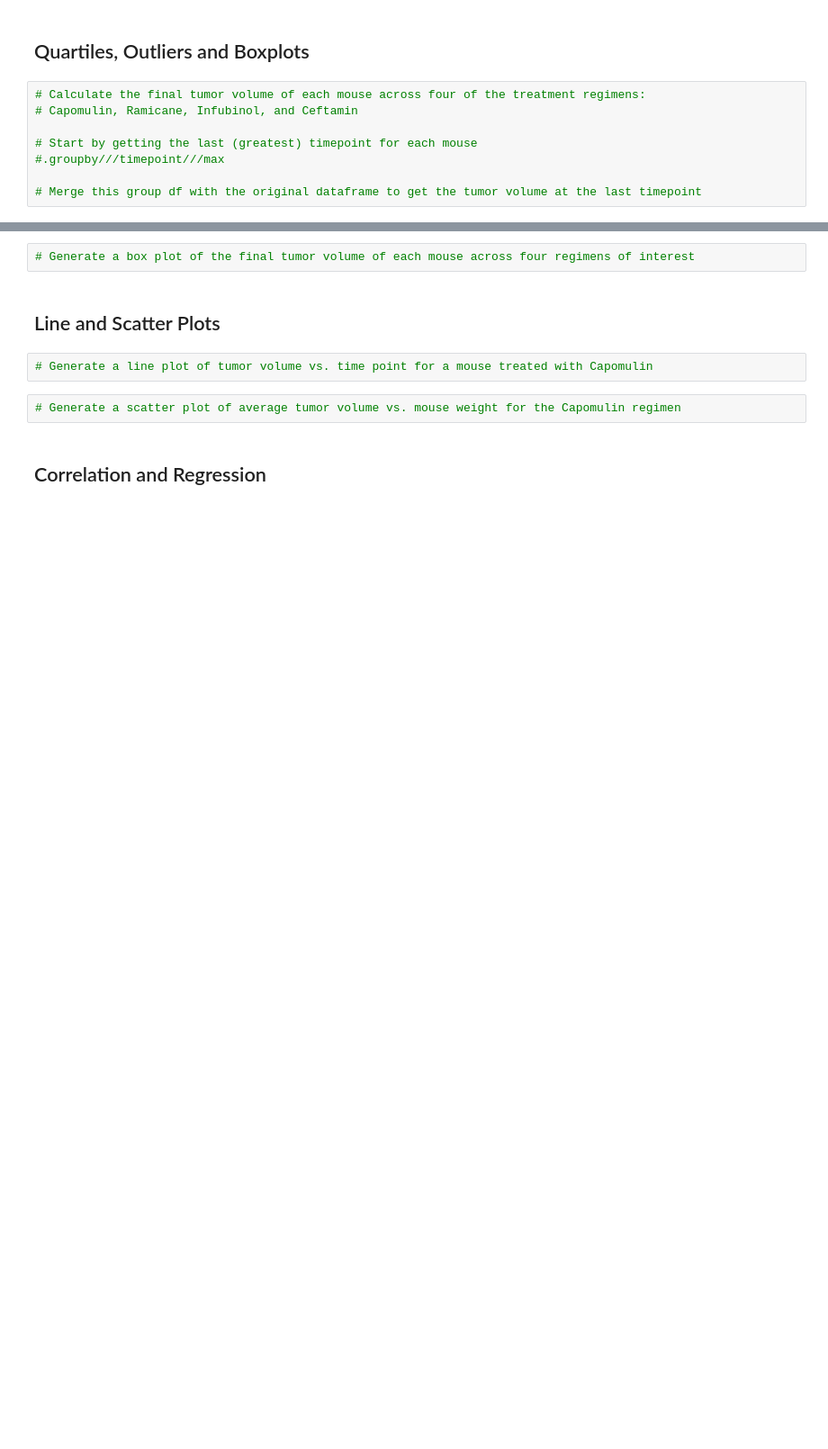
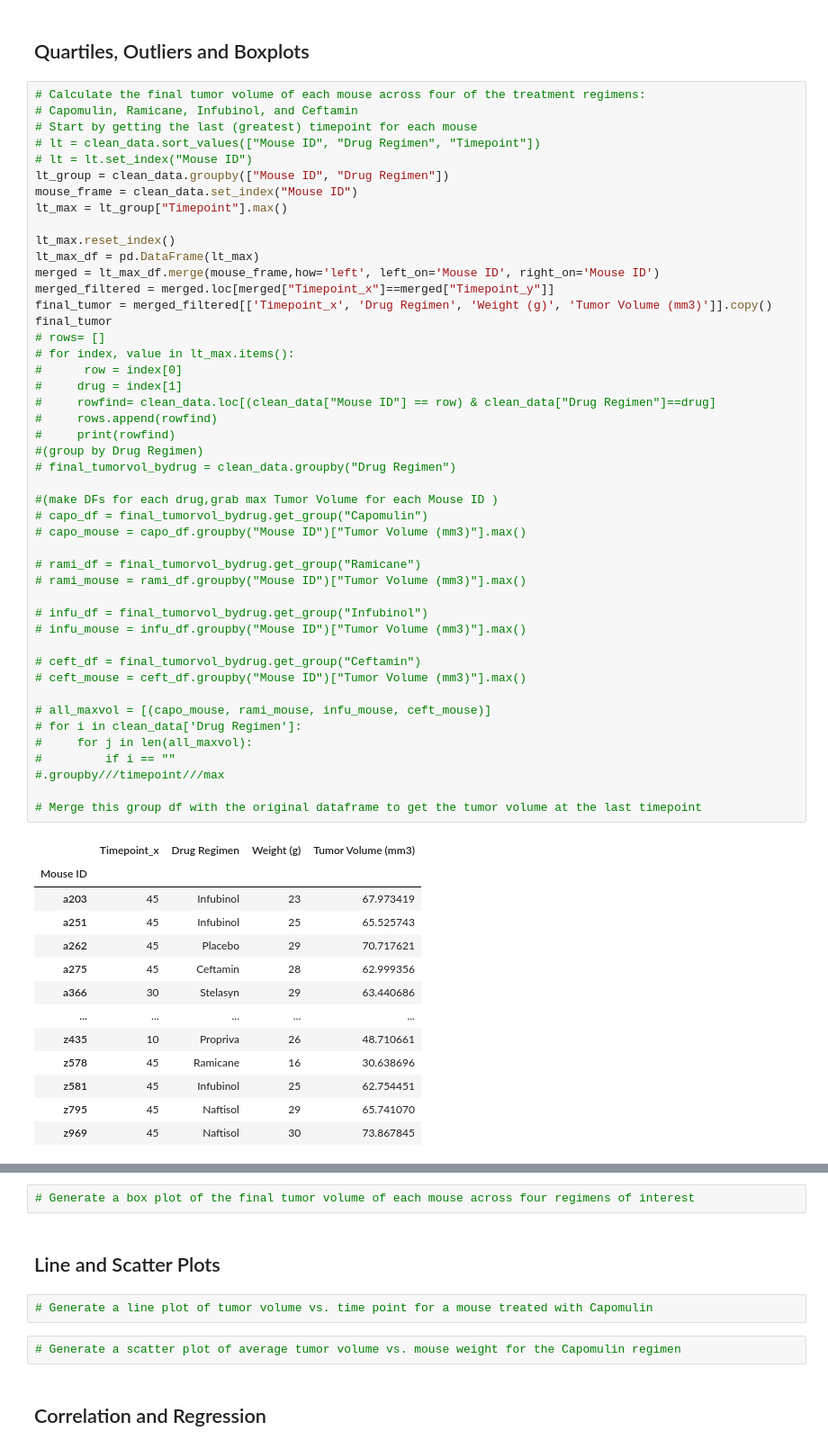
Before and after one commit to millerbrook/matplotlib_challenge, a Jupyter notebook: Pymaceuticals/pymaceuticals_starter.ipynb, the cells around one changed output, grey strips where cells are left out. Shown: that part at 90% size. Drawn from its saved outputs; the diff is of its cells as text; blank space fills up the shorter version.

```diff
--- a/Pymaceuticals/pymaceuticals_starter.ipynb
+++ b/Pymaceuticals/pymaceuticals_starter.ipynb
@@ -186,10 +192,62 @@ Name: Sex, dtype: int64
 # %% [markdown]
 ## Quartiles, Outliers and Boxplots
-# %%
-# Calculate the final tumor volume of each mouse across four of the treatment regimens:
-# Capomulin, Ramicane, Infubinol, and Ceftamin
-
-# Start by getting the last (greatest) timepoint for each mouse
-#.groupby///timepoint///max
-
-# Merge this group df with the original dataframe to get the tumor volume at the last timepoint
+# %%
+# Calculate the final tumor volume of each mouse across four of the treatment regimens:
+# Capomulin, Ramicane, Infubinol, and Ceftamin
+# Start by getting the last (greatest) timepoint for each mouse
+# lt = clean_data.sort_values(["Mouse ID", "Drug Regimen", "Timepoint"])
+# lt = lt.set_index("Mouse ID")
+lt_group = clean_data.groupby(["Mouse ID", "Drug Regimen"])
+mouse_frame = clean_data.set_index("Mouse ID")
+lt_max = lt_group["Timepoint"].max()
+
+lt_max.reset_index()
+lt_max_df = pd.DataFrame(lt_max)
+merged = lt_max_df.merge(mouse_frame,how='left', left_on='Mouse ID', right_on='Mouse ID')
+merged_filtered = merged.loc[merged["Timepoint_x"]==merged["Timepoint_y"]]
+final_tumor = merged_filtered[['Timepoint_x', 'Drug Regimen', 'Weight (g)', 'Tumor Volume (mm3)']].copy()
+final_tumor
+# rows= []
+# for index, value in lt_max.items():
+#      row = index[0]
+#     drug = index[1]
+#     rowfind= clean_data.loc[(clean_data["Mouse ID"] == row) & clean_data["Drug Regimen"]==drug]
+#     rows.append(rowfind)
+#     print(rowfind)
+#(group by Drug Regimen)
+# final_tumorvol_bydrug = clean_data.groupby("Drug Regimen")
+
+#(make DFs for each drug,grab max Tumor Volume for each Mouse ID )
+# capo_df = final_tumorvol_bydrug.get_group("Capomulin")
+# capo_mouse = capo_df.groupby("Mouse ID")["Tumor Volume (mm3)"].max()
+
+# rami_df = final_tumorvol_bydrug.get_group("Ramicane")
+# rami_mouse = rami_df.groupby("Mouse ID")["Tumor Volume (mm3)"].max()
+
+# infu_df = final_tumorvol_bydrug.get_group("Infubinol")
+# infu_mouse = infu_df.groupby("Mouse ID")["Tumor Volume (mm3)"].max()
+
+# ceft_df = final_tumorvol_bydrug.get_group("Ceftamin")
+# ceft_mouse = ceft_df.groupby("Mouse ID")["Tumor Volume (mm3)"].max()
+
+# all_maxvol = [(capo_mouse, rami_mouse, infu_mouse, ceft_mouse)]
+# for i in clean_data['Drug Regimen']:
+#     for j in len(all_maxvol):
+#         if i == ""
+#.groupby///timepoint///max
+
+# Merge this group df with the original dataframe to get the tumor volume at the last timepoint
+# %% [output]
+|  | Timepoint_x | Drug Regimen | Weight (g) | Tumor Volume (mm3) |
+| Mouse ID |  |  |  |  |
+| a203 | 45 | Infubinol | 23 | 67.973419 |
+| a251 | 45 | Infubinol | 25 | 65.525743 |
+| a262 | 45 | Placebo | 29 | 70.717621 |
+| a275 | 45 | Ceftamin | 28 | 62.999356 |
+| a366 | 30 | Stelasyn | 29 | 63.440686 |
+| ... | ... | ... | ... | ... |
+| z435 | 10 | Propriva | 26 | 48.710661 |
+| z578 | 45 | Ramicane | 16 | 30.638696 |
+| z581 | 45 | Infubinol | 25 | 62.754451 |
+| z795 | 45 | Naftisol | 29 | 65.741070 |
+| z969 | 45 | Naftisol | 30 | 73.867845 |
```
Also changed, not shown: parts of 11 cells of this notebook.
